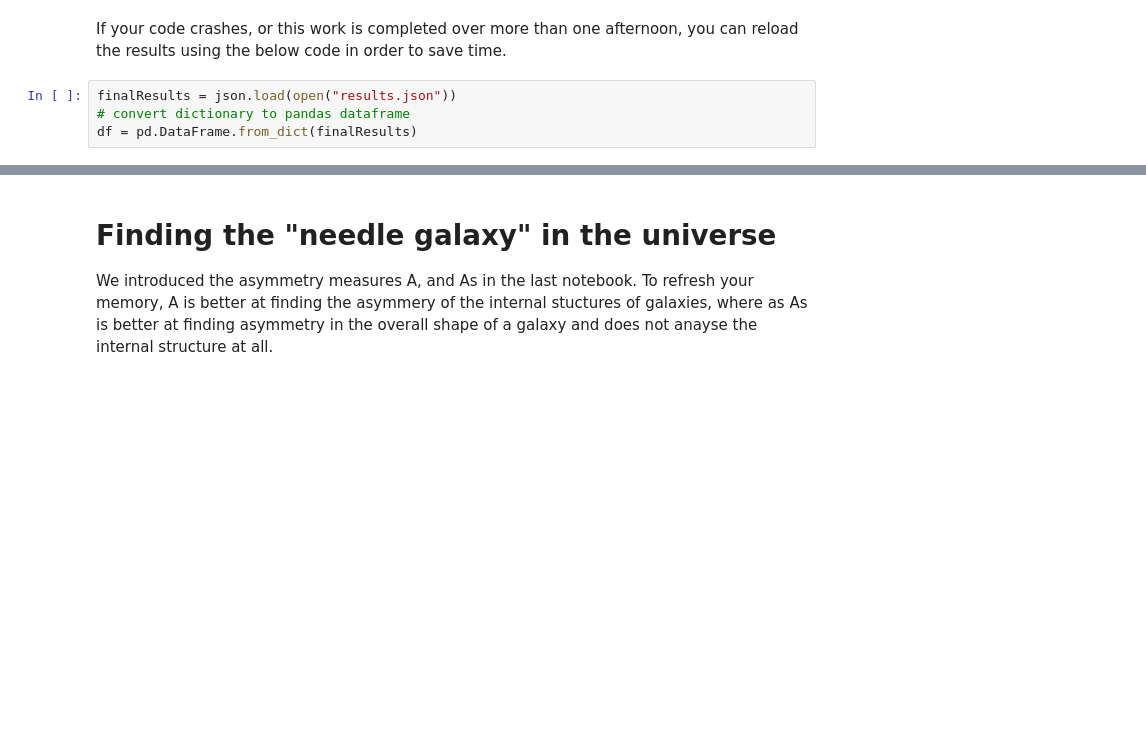
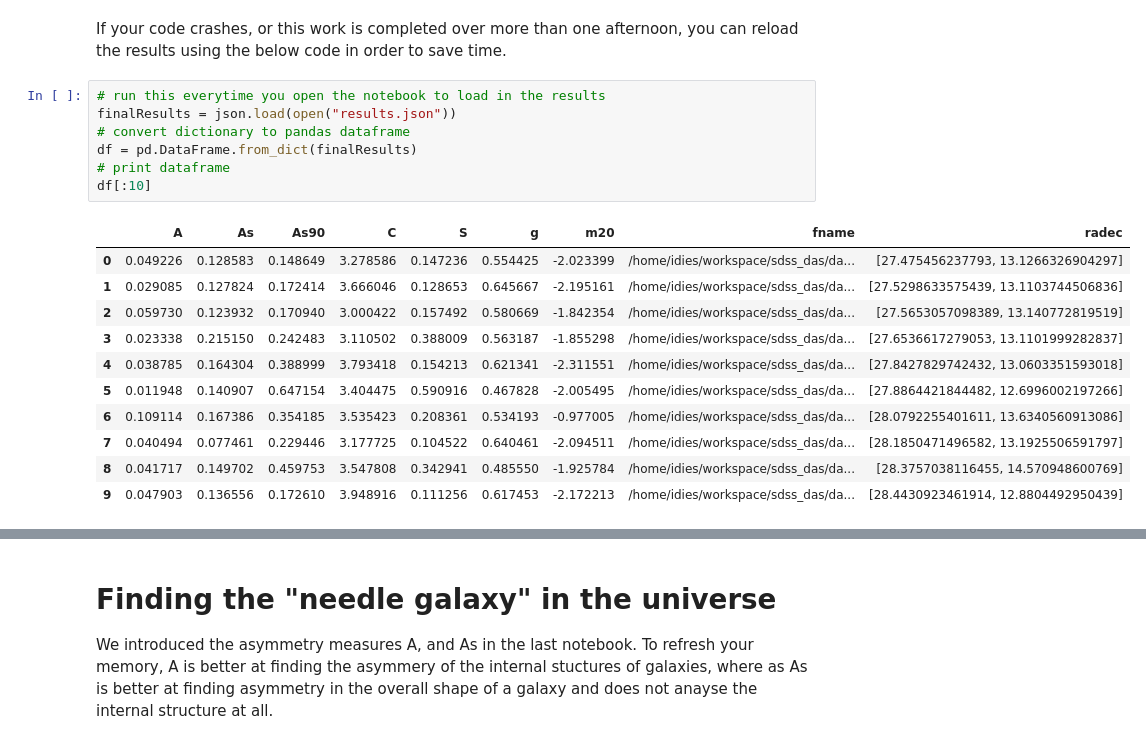
Before and after one commit to lewisfish/PawlikMorph-LSST, a Jupyter notebook: notebooks/outreach2.ipynb, the cells around one changed output, grey strips where cells are left out. Drawn from its saved outputs; the diff is of its cells as text; blank space fills up the shorter version.

Commit message:
Added more to notebook2

```diff
--- a/notebooks/outreach2.ipynb
+++ b/notebooks/outreach2.ipynb
@@ -136,6 +124,21 @@ json.dump(finalResults, open("results.json", "w"))
 # %% [markdown]
 If your code crashes, or this work is completed over more than one afternoon, you can reload the results using the below code in order to save time.
 # %%
+# run this everytime you open the notebook to load in the results
 finalResults = json.load(open("results.json"))
 # convert dictionary to pandas dataframe
 df = pd.DataFrame.from_dict(finalResults)
+# print dataframe
+df[:10]
+# %% [output]
+|  | A | As | As90 | C | S | g | m20 | fname | radec |
+| 0 | 0.049226 | 0.128583 | 0.148649 | 3.278586 | 0.147236 | 0.554425 | -2.023399 | /home/idies/workspace/sdss_das/da... | [27.475456237793, 13.1266326904297] |
+| 1 | 0.029085 | 0.127824 | 0.172414 | 3.666046 | 0.128653 | 0.645667 | -2.195161 | /home/idies/workspace/sdss_das/da... | [27.5298633575439, 13.1103744506836] |
+| 2 | 0.059730 | 0.123932 | 0.170940 | 3.000422 | 0.157492 | 0.580669 | -1.842354 | /home/idies/workspace/sdss_das/da... | [27.5653057098389, 13.140772819519] |
+| 3 | 0.023338 | 0.215150 | 0.242483 | 3.110502 | 0.388009 | 0.563187 | -1.855298 | /home/idies/workspace/sdss_das/da... | [27.6536617279053, 13.1101999282837] |
+| 4 | 0.038785 | 0.164304 | 0.388999 | 3.793418 | 0.154213 | 0.621341 | -2.311551 | /home/idies/workspace/sdss_das/da... | [27.8427829742432, 13.0603351593018] |
+| 5 | 0.011948 | 0.140907 | 0.647154 | 3.404475 | 0.590916 | 0.467828 | -2.005495 | /home/idies/workspace/sdss_das/da... | [27.8864421844482, 12.6996002197266] |
+| 6 | 0.109114 | 0.167386 | 0.354185 | 3.535423 | 0.208361 | 0.534193 | -0.977005 | /home/idies/workspace/sdss_das/da... | [28.0792255401611, 13.6340560913086] |
+| 7 | 0.040494 | 0.077461 | 0.229446 | 3.177725 | 0.104522 | 0.640461 | -2.094511 | /home/idies/workspace/sdss_das/da... | [28.1850471496582, 13.1925506591797] |
+| 8 | 0.041717 | 0.149702 | 0.459753 | 3.547808 | 0.342941 | 0.485550 | -1.925784 | /home/idies/workspace/sdss_das/da... | [28.3757038116455, 14.570948600769] |
+| 9 | 0.047903 | 0.136556 | 0.172610 | 3.948916 | 0.111256 | 0.617453 | -2.172213 | /home/idies/workspace/sdss_das/da... | [28.4430923461914, 12.8804492950439] |
```
Also changed, not shown: parts of 10 cells of this notebook.
